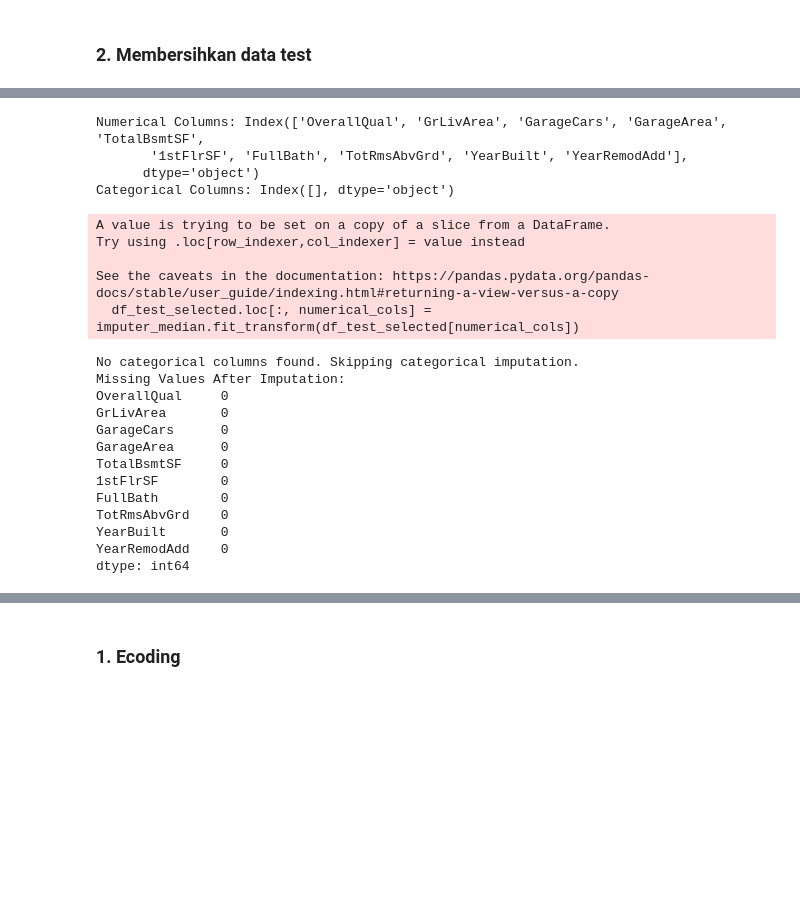
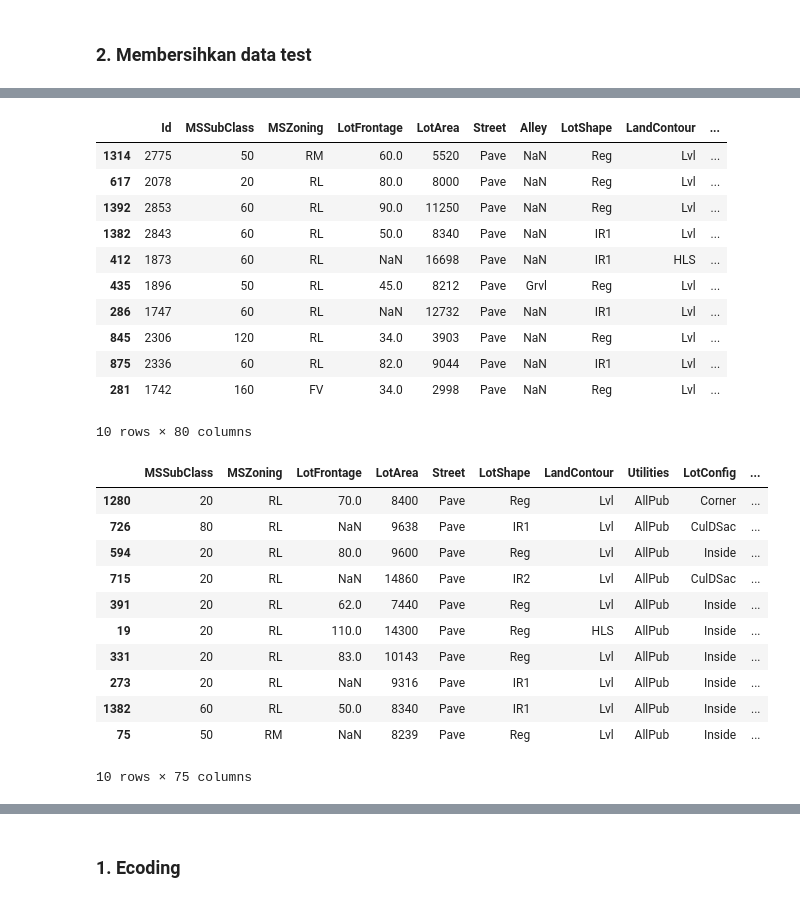
Before and after one commit to Estomihi100103/House-Prices-Kelompok-2, a Jupyter notebook: house_price.ipynb, the cells around one changed output, grey strips where cells are left out. Saved outputs shown, nothing was run; the diff lists cells and outputs as text; code cells hidden in the pictures; blank space fills up the shorter version.

```diff
--- a/house_price.ipynb
+++ b/house_price.ipynb
@@ -402,48 +359,15 @@ df_test_selected.sample(5)
-# %%
-from sklearn.impute import SimpleImputer
-
-# Step 1: Pisahkan kolom numerik dan kategorikal
-numerical_cols = df_test_selected.select_dtypes(include=['float64', 'int64']).columns
-categorical_cols = df_test_selected.select_dtypes(include=['object']).columns
-
-# Debugging: Pastikan kolom tidak kosong
-print("Numerical Columns:", numerical_cols)
-print("Categorical Columns:", categorical_cols)
-
-# Step 2: Imputasi nilai yang hilang untuk kolom numerik (median)
-imputer_median = SimpleImputer(strategy='median')
-df_test_selected.loc[:, numerical_cols] = imputer_median.fit_transform(df_test_selected[numerical_cols])
-
-# Step 3: Imputasi nilai yang hilang untuk kolom kategorikal (most frequent)
-if len(categorical_cols) > 0:  # Hanya lakukan imputasi jika ada kolom kategorikal
-    imputer_most = SimpleImputer(strategy='most_frequent')
-    df_test_selected.loc[:, categorical_cols] = imputer_most.fit_transform(df_test_selected[categorical_cols])
-else:
-    print("No categorical columns found. Skipping categorical imputation.")
-
-# Debugging: Periksa kembali apakah masih ada missing values
-print("Missing Values After Imputation:")
-print(df_test_selected.isna().sum())
-# %% [output]
-Numerical Columns: Index(['OverallQual', 'GrLivArea', 'GarageCars', 'GarageArea', 'TotalBsmtSF',
-       '1stFlrSF', 'FullBath', 'TotRmsAbvGrd', 'YearBuilt', 'YearRemodAdd'],
-      dtype='object')
-Categorical Columns: Index([], dtype='object')
-A value is trying to be set on a copy of a slice from a DataFrame.
-Try using .loc[row_indexer,col_indexer] = value instead
-
-See the caveats in the documentation: https://pandas.pydata.org/pandas-docs/stable/user_guide/indexing.html#returning-a-view-versus-a-copy
-  df_test_selected.loc[:, numerical_cols] = imputer_median.fit_transform(df_test_selected[numerical_cols])
-No categorical columns found. Skipping categorical imputation.
-Missing Values After Imputation:
-OverallQual     0
-GrLivArea       0
-GarageCars      0
-GarageArea      0
-TotalBsmtSF     0
-1stFlrSF        0
-FullBath        0
-TotRmsAbvGrd    0
-YearBuilt       0
-YearRemodAdd    0
-dtype: int64
+# %%
+df_test.sample(10)
+# %% [output]
+|  | Id | MSSubClass | MSZoning | LotFrontage | LotArea | Street | Alley | LotShape | LandContour | ... |
+| 1314 | 2775 | 50 | RM | 60.0 | 5520 | Pave | NaN | Reg | Lvl | ... |
+| 617 | 2078 | 20 | RL | 80.0 | 8000 | Pave | NaN | Reg | Lvl | ... |
+| 1392 | 2853 | 60 | RL | 90.0 | 11250 | Pave | NaN | Reg | Lvl | ... |
+| 1382 | 2843 | 60 | RL | 50.0 | 8340 | Pave | NaN | IR1 | Lvl | ... |
+| 412 | 1873 | 60 | RL | NaN | 16698 | Pave | NaN | IR1 | HLS | ... |
+| 435 | 1896 | 50 | RL | 45.0 | 8212 | Pave | Grvl | Reg | Lvl | ... |
+| 286 | 1747 | 60 | RL | NaN | 12732 | Pave | NaN | IR1 | Lvl | ... |
+| 845 | 2306 | 120 | RL | 34.0 | 3903 | Pave | NaN | Reg | Lvl | ... |
+| 875 | 2336 | 60 | RL | 82.0 | 9044 | Pave | NaN | IR1 | Lvl | ... |
+| 281 | 1742 | 160 | FV | 34.0 | 2998 | Pave | NaN | Reg | Lvl | ... |
+10 rows × 80 columns
@@ -449,0 +376,15 @@ dtype: int64
+# %%
+df_test.sample(10)
+# %% [output]
+|  | MSSubClass | MSZoning | LotFrontage | LotArea | Street | LotShape | LandContour | Utilities | LotConfig | ... |
+| 1280 | 20 | RL | 70.0 | 8400 | Pave | Reg | Lvl | AllPub | Corner | ... |
+| 726 | 80 | RL | NaN | 9638 | Pave | IR1 | Lvl | AllPub | CulDSac | ... |
+| 594 | 20 | RL | 80.0 | 9600 | Pave | Reg | Lvl | AllPub | Inside | ... |
+| 715 | 20 | RL | NaN | 14860 | Pave | IR2 | Lvl | AllPub | CulDSac | ... |
+| 391 | 20 | RL | 62.0 | 7440 | Pave | Reg | Lvl | AllPub | Inside | ... |
+| 19 | 20 | RL | 110.0 | 14300 | Pave | Reg | HLS | AllPub | Inside | ... |
+| 331 | 20 | RL | 83.0 | 10143 | Pave | Reg | Lvl | AllPub | Inside | ... |
+| 273 | 20 | RL | NaN | 9316 | Pave | IR1 | Lvl | AllPub | Inside | ... |
+| 1382 | 60 | RL | 50.0 | 8340 | Pave | IR1 | Lvl | AllPub | Inside | ... |
+| 75 | 50 | RM | NaN | 8239 | Pave | Reg | Lvl | AllPub | Inside | ... |
+10 rows × 75 columns
```
Also changed, not shown: parts of 43 cells of this notebook, 5 other files.
